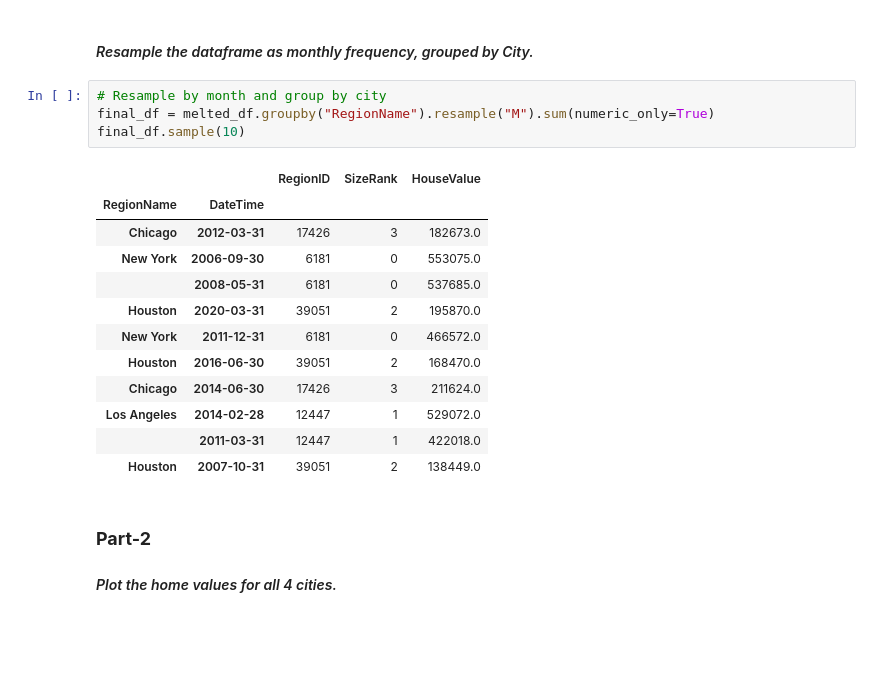
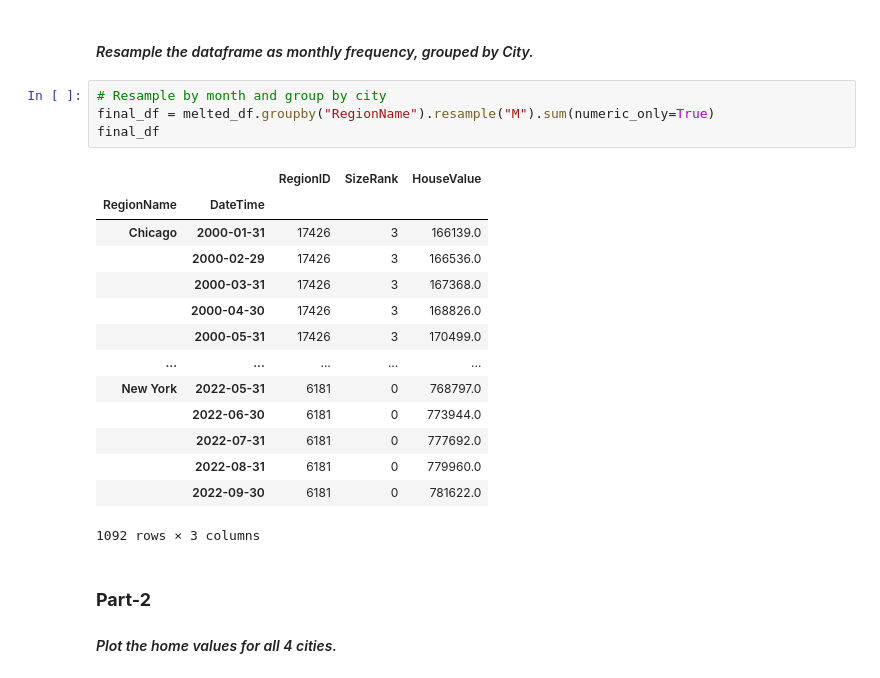
Before and after one commit to john-a-dixon/wide-form-time-series, a Jupyter notebook: wide-form.ipynb, the cells around one changed output. Cells and saved outputs as stored; diff of their text form; blank space fills up the shorter version.

```diff
--- a/wide-form.ipynb
+++ b/wide-form.ipynb
@@ -117,20 +117,22 @@ melted_df
 # %%
 # Resample by month and group by city
 final_df = melted_df.groupby("RegionName").resample("M").sum(numeric_only=True)
-final_df.sample(10)
+final_df
 # %% [output]
 |  |  | RegionID | SizeRank | HouseValue |
 | RegionName | DateTime |  |  |  |
-| Chicago | 2012-03-31 | 17426 | 3 | 182673.0 |
-| New York | 2006-09-30 | 6181 | 0 | 553075.0 |
-|  | 2008-05-31 | 6181 | 0 | 537685.0 |
-| Houston | 2020-03-31 | 39051 | 2 | 195870.0 |
-| New York | 2011-12-31 | 6181 | 0 | 466572.0 |
-| Houston | 2016-06-30 | 39051 | 2 | 168470.0 |
-| Chicago | 2014-06-30 | 17426 | 3 | 211624.0 |
-| Los Angeles | 2014-02-28 | 12447 | 1 | 529072.0 |
-|  | 2011-03-31 | 12447 | 1 | 422018.0 |
-| Houston | 2007-10-31 | 39051 | 2 | 138449.0 |
+| Chicago | 2000-01-31 | 17426 | 3 | 166139.0 |
+|  | 2000-02-29 | 17426 | 3 | 166536.0 |
+|  | 2000-03-31 | 17426 | 3 | 167368.0 |
+|  | 2000-04-30 | 17426 | 3 | 168826.0 |
+|  | 2000-05-31 | 17426 | 3 | 170499.0 |
+| ... | ... | ... | ... | ... |
+| New York | 2022-05-31 | 6181 | 0 | 768797.0 |
+|  | 2022-06-30 | 6181 | 0 | 773944.0 |
+|  | 2022-07-31 | 6181 | 0 | 777692.0 |
+|  | 2022-08-31 | 6181 | 0 | 779960.0 |
+|  | 2022-09-30 | 6181 | 0 | 781622.0 |
+1092 rows × 3 columns
 # %% [markdown]
 ### **Part-2**
 
```
Also changed, not shown: parts of 3 cells of this notebook.
